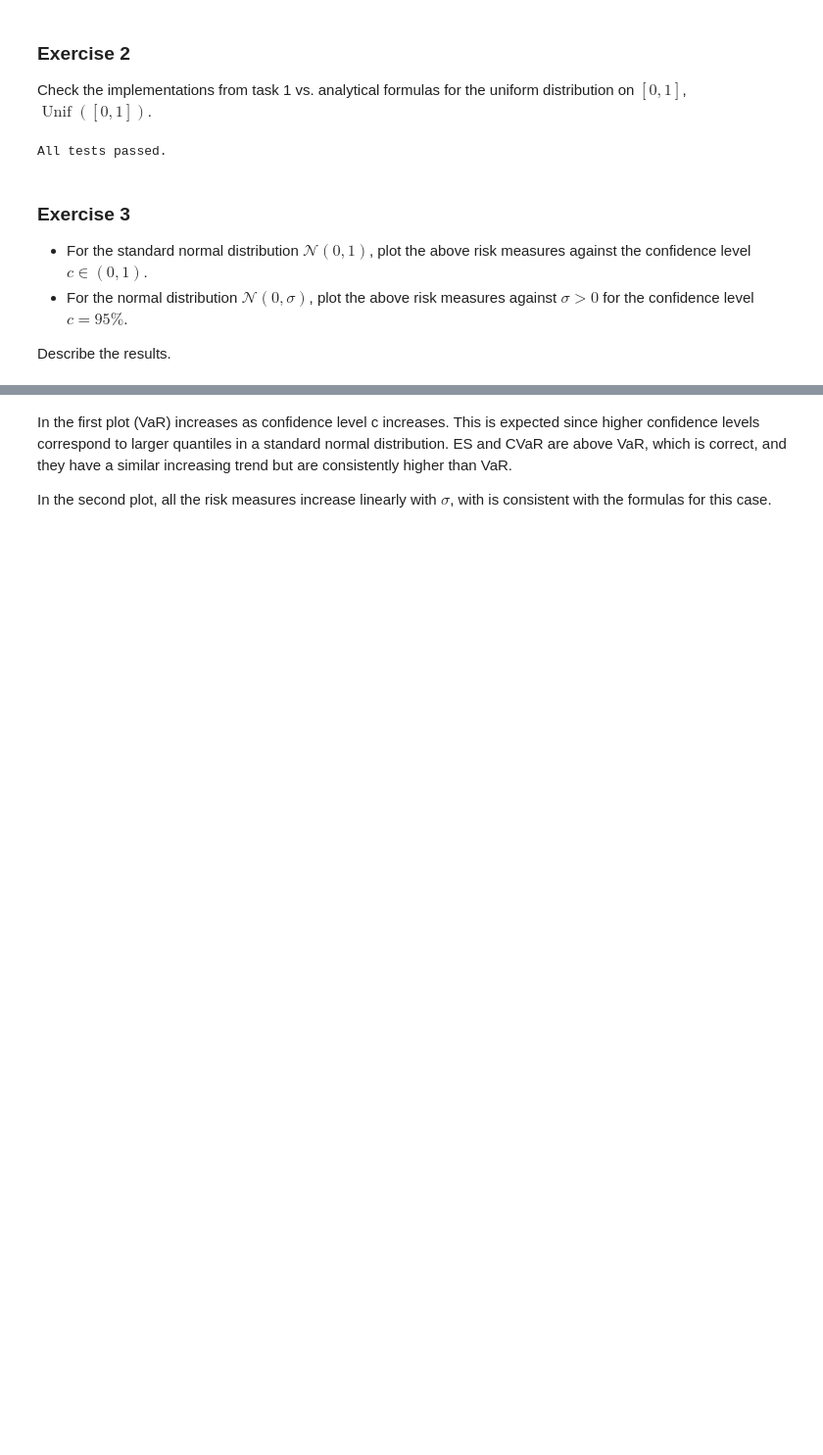
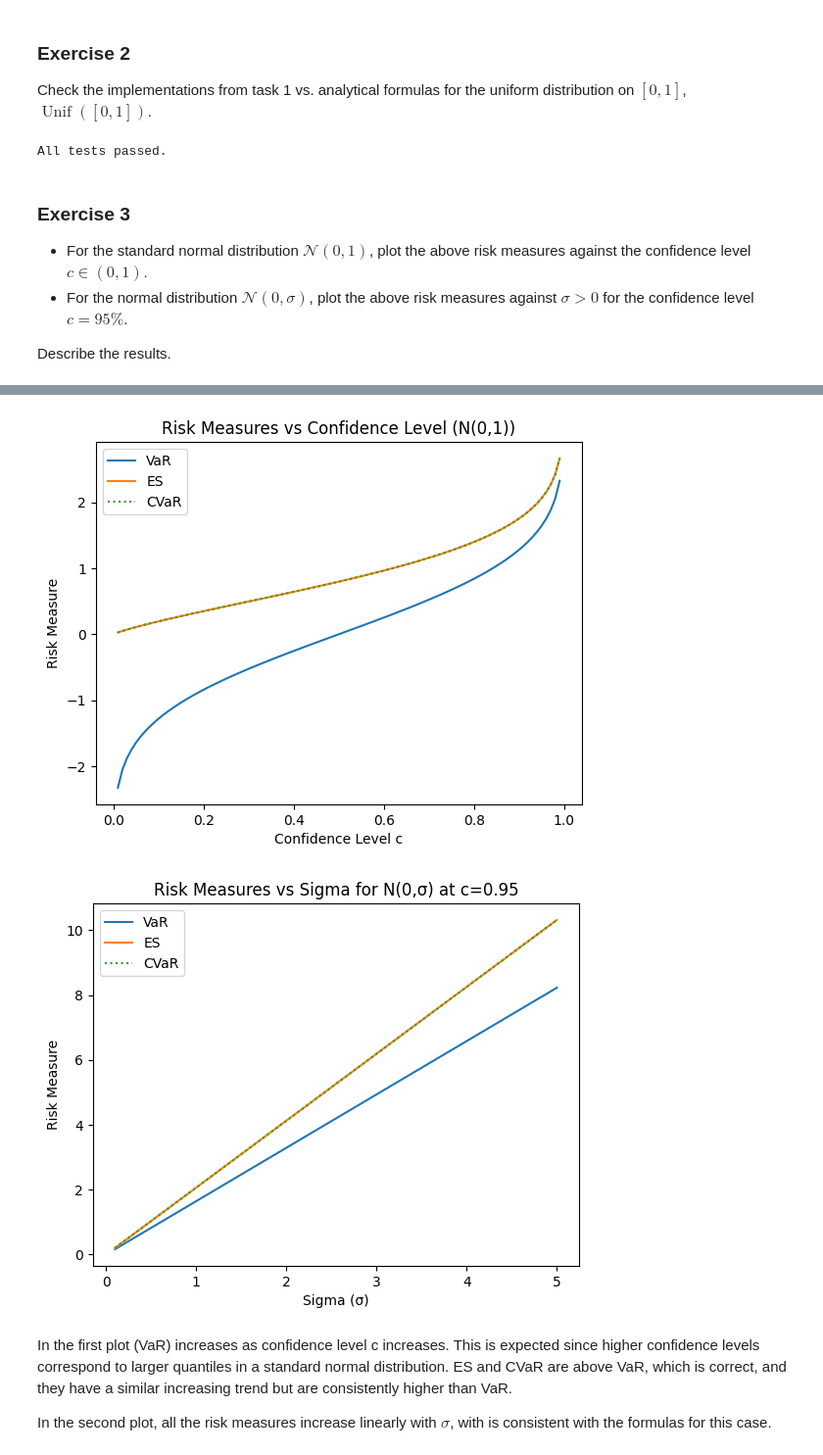
Before and after one commit to glorivaas/Risk_Measures, a Jupyter notebook: lab1.ipynb, the cells around one changed output, grey strips where cells are left out. Shown: that part at 98% size. Cells and saved outputs as stored; diff of their text form; code cells hidden in the pictures; blank space fills up the shorter version.

```diff
--- a/lab1.ipynb
+++ b/lab1.ipynb
@@ -198,3 +108,38 @@ plt.show()
+# %%
+# Plot risk measures against confidence level for N(0,1)
+c_values = np.linspace(0.01, 0.99, 100)
+var_values = [var(stats.norm.cdf, c) for c in c_values]
+es_values = [es(stats.norm.cdf, c) for c in c_values]
+cvar_values = [cvar(stats.norm.cdf, c) for c in c_values]
+
+plt.figure()
+plt.plot(c_values, var_values, label="VaR")
+plt.plot(c_values, es_values, label="ES")
+plt.plot(c_values, cvar_values, linestyle = "dotted", label="CVaR")
+plt.xlabel("Confidence Level c")
+plt.ylabel("Risk Measure")
+plt.title("Risk Measures vs Confidence Level (N(0,1))")
+plt.legend()
+plt.show()
+
+# Plot risk measures against sigma for N(0,sigma) at c=0.95
+sigma_values = np.linspace(0.1, 5, 100)
+var_values_sigma = [var(lambda x: stats.norm.cdf(x, scale=sigma), 0.95) for sigma in sigma_values]
+es_values_sigma = [es(lambda x: stats.norm.cdf(x, scale=sigma), 0.95) for sigma in sigma_values]
+cvar_values_sigma = [cvar(lambda x: stats.norm.cdf(x, scale=sigma), 0.95) for sigma in sigma_values]
+
+plt.figure()
+plt.plot(sigma_values, var_values_sigma, label="VaR")
+plt.plot(sigma_values, es_values_sigma, label="ES")
+plt.plot(sigma_values, cvar_values_sigma, linestyle = "dotted", label="CVaR")
+plt.xlabel("Sigma (σ)")
+plt.ylabel("Risk Measure")
+plt.title("Risk Measures vs Sigma for N(0,σ) at c=0.95")
+plt.legend()
+plt.show()
+# %% [output]
+[figure, added]
+[figure, added]
 # %% [markdown]
 In the first plot (VaR) increases as confidence level c increases.
 This is expected since higher confidence levels correspond to larger quantiles in a standard normal distribution.
```
Also changed, not shown: parts of 5 cells of this notebook.
